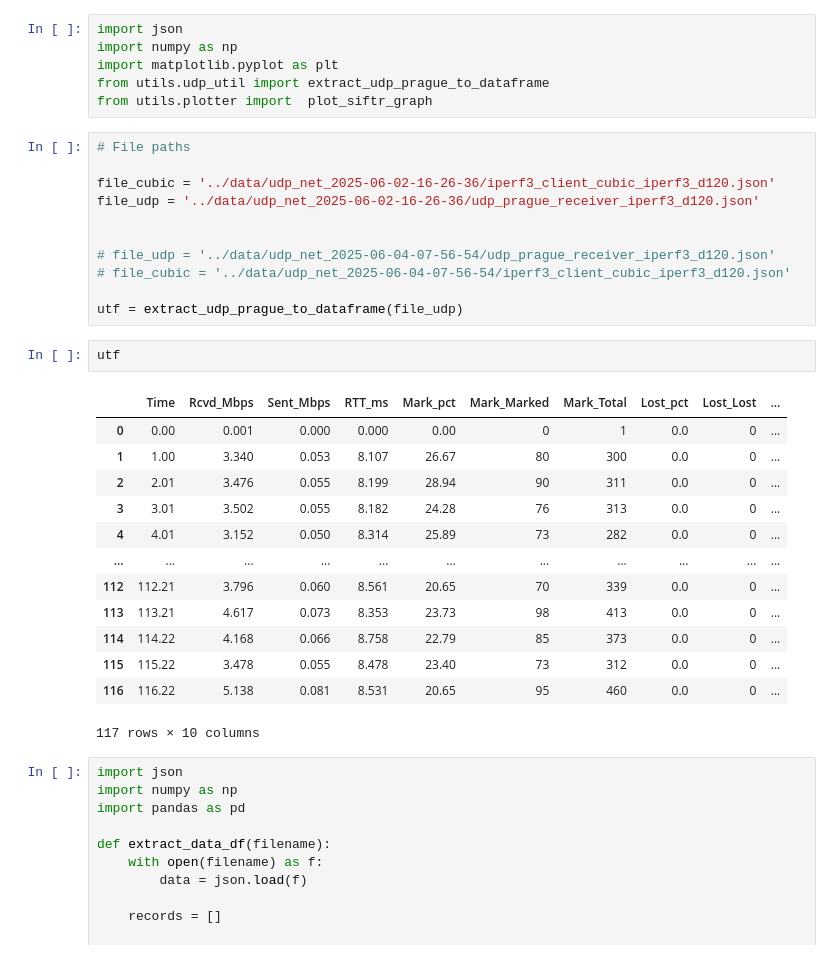
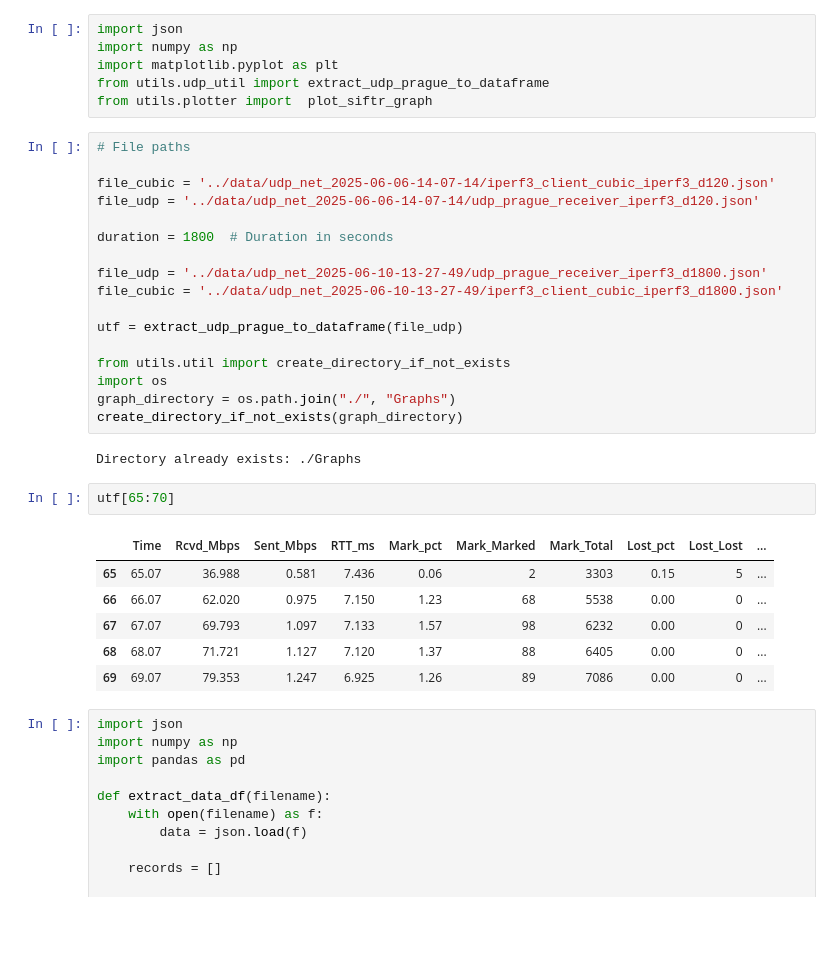
Before and after one commit to deol-satish/UbuntuNetworkLab, a Jupyter notebook: Testing Script/viz_udp/rtt_plot.ipynb, the cells around one changed output. Cells and saved outputs as stored; diff of their text form; blank space fills up the shorter version.

```diff
--- a/Testing Script/viz_udp/rtt_plot.ipynb
+++ b/Testing Script/viz_udp/rtt_plot.ipynb
@@ -7,30 +7,31 @@ from utils.plotter import  plot_siftr_graph
 # %%
 # File paths
 
-file_cubic = '../data/udp_net_2025-06-02-16-26-36/iperf3_client_cubic_iperf3_d120.json'
-file_udp = '../data/udp_net_2025-06-02-16-26-36/udp_prague_receiver_iperf3_d120.json'
+file_cubic = '../data/udp_net_2025-06-06-14-07-14/iperf3_client_cubic_iperf3_d120.json'
+file_udp = '../data/udp_net_2025-06-06-14-07-14/udp_prague_receiver_iperf3_d120.json'
 
+duration = 1800  # Duration in seconds
 
-# file_udp = '../data/udp_net_2025-06-04-07-56-54/udp_prague_receiver_iperf3_d120.json'
-# file_cubic = '../data/udp_net_2025-06-04-07-56-54/iperf3_client_cubic_iperf3_d120.json'
+file_udp = '../data/udp_net_2025-06-10-13-27-49/udp_prague_receiver_iperf3_d1800.json'
+file_cubic = '../data/udp_net_2025-06-10-13-27-49/iperf3_client_cubic_iperf3_d1800.json'
 
 utf = extract_udp_prague_to_dataframe(file_udp)
+
+from utils.util import create_directory_if_not_exists
+import os
+graph_directory = os.path.join("./", "Graphs")
+create_directory_if_not_exists(graph_directory)
+# %% [output]
+Directory already exists: ./Graphs
 # %%
-utf
+utf[65:70]
 # %% [output]
 |  | Time | Rcvd_Mbps | Sent_Mbps | RTT_ms | Mark_pct | Mark_Marked | Mark_Total | Lost_pct | Lost_Lost | ... |
-| 0 | 0.00 | 0.001 | 0.000 | 0.000 | 0.00 | 0 | 1 | 0.0 | 0 | ... |
-| 1 | 1.00 | 3.340 | 0.053 | 8.107 | 26.67 | 80 | 300 | 0.0 | 0 | ... |
-| 2 | 2.01 | 3.476 | 0.055 | 8.199 | 28.94 | 90 | 311 | 0.0 | 0 | ... |
-| 3 | 3.01 | 3.502 | 0.055 | 8.182 | 24.28 | 76 | 313 | 0.0 | 0 | ... |
-| 4 | 4.01 | 3.152 | 0.050 | 8.314 | 25.89 | 73 | 282 | 0.0 | 0 | ... |
-| ... | ... | ... | ... | ... | ... | ... | ... | ... | ... | ... |
-| 112 | 112.21 | 3.796 | 0.060 | 8.561 | 20.65 | 70 | 339 | 0.0 | 0 | ... |
-| 113 | 113.21 | 4.617 | 0.073 | 8.353 | 23.73 | 98 | 413 | 0.0 | 0 | ... |
-| 114 | 114.22 | 4.168 | 0.066 | 8.758 | 22.79 | 85 | 373 | 0.0 | 0 | ... |
-| 115 | 115.22 | 3.478 | 0.055 | 8.478 | 23.40 | 73 | 312 | 0.0 | 0 | ... |
-| 116 | 116.22 | 5.138 | 0.081 | 8.531 | 20.65 | 95 | 460 | 0.0 | 0 | ... |
+| 65 | 65.07 | 36.988 | 0.581 | 7.436 | 0.06 | 2 | 3303 | 0.15 | 5 | ... |
+| 66 | 66.07 | 62.020 | 0.975 | 7.150 | 1.23 | 68 | 5538 | 0.00 | 0 | ... |
+| 67 | 67.07 | 69.793 | 1.097 | 7.133 | 1.57 | 98 | 6232 | 0.00 | 0 | ... |
+| 68 | 68.07 | 71.721 | 1.127 | 7.120 | 1.37 | 88 | 6405 | 0.00 | 0 | ... |
+| 69 | 69.07 | 79.353 | 1.247 | 6.925 | 1.26 | 89 | 7086 | 0.00 | 0 | ... |
-117 rows × 10 columns
 # %%
 import json
 import numpy as np
```
Also changed, not shown: parts of 34 cells of this notebook, 31 other files.
